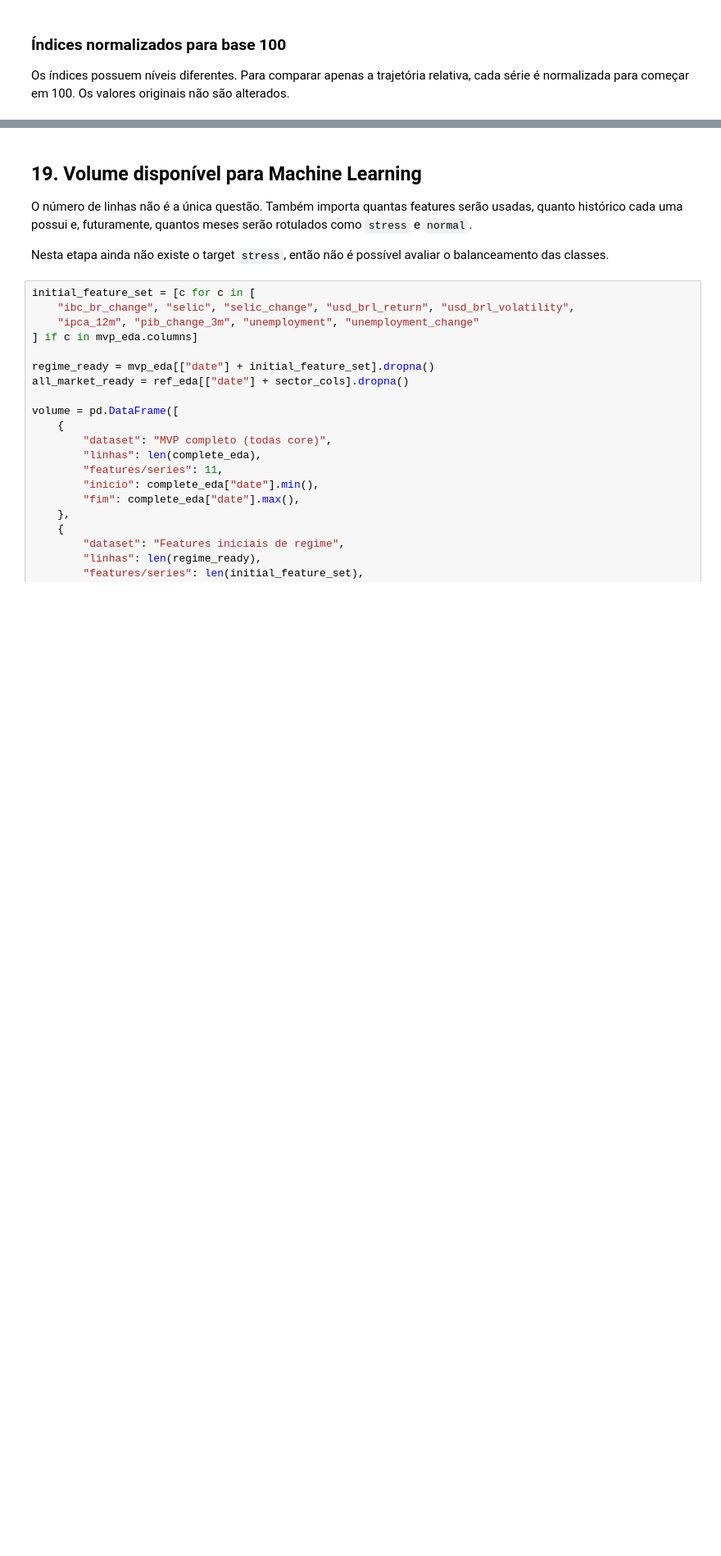
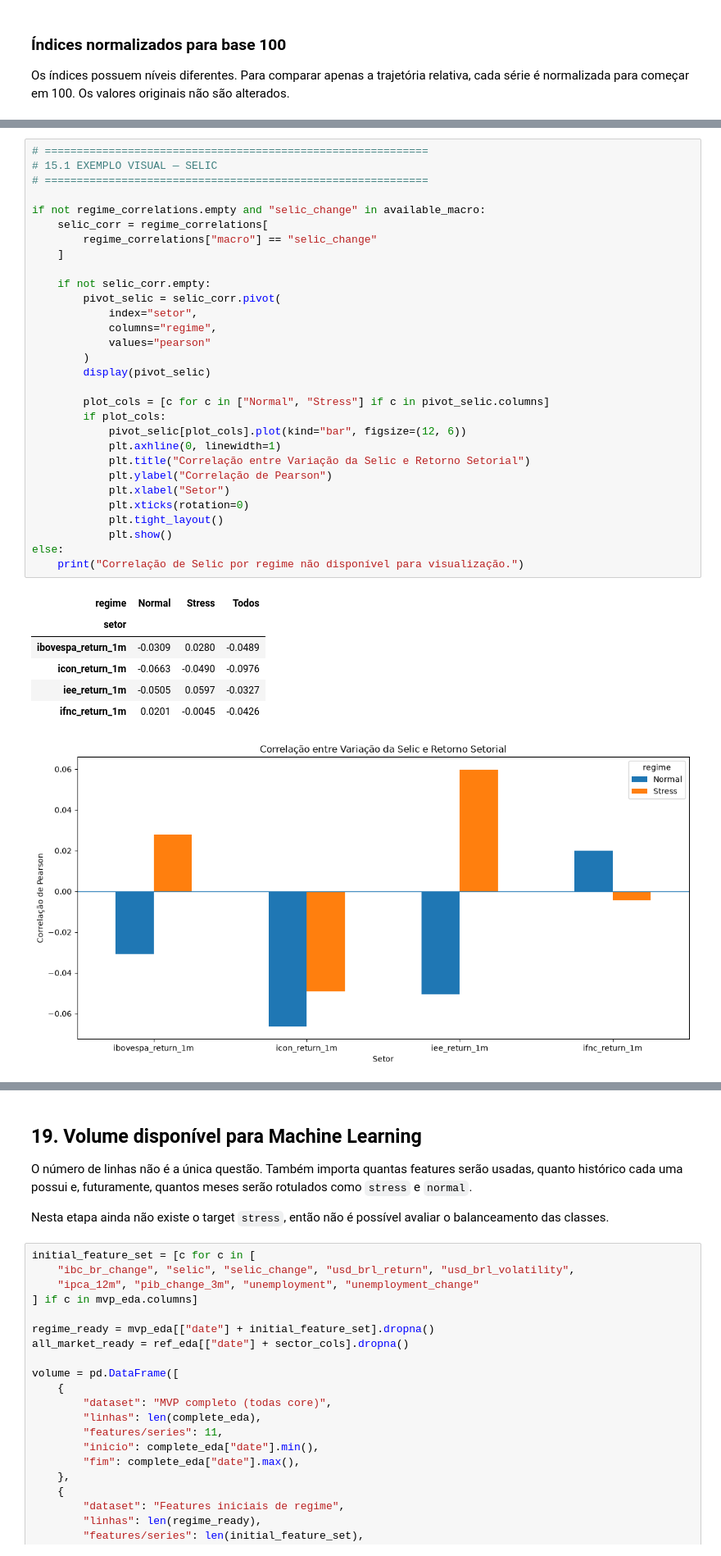
Before and after one commit to FabioMDS-SC/handson_mack_2sem, a Jupyter notebook: mvp_resiliencia_dados/notebooks/EDA_MVP_Resiliencia.ipynb, the cells around one changed output, grey strips where cells are left out. Shown at 82% size. Drawn from its saved outputs; the diff is of its cells as text; blank space fills up the shorter version.

Commit message:
Entrega 3: modelo, avaliacao e documentacao

```diff
--- a/mvp_resiliencia_dados/notebooks/EDA_MVP_Resiliencia.ipynb
+++ b/mvp_resiliencia_dados/notebooks/EDA_MVP_Resiliencia.ipynb
@@ -616,0 +1273,38 @@ else:
+# %%
+# ============================================================
+# 15.1 EXEMPLO VISUAL — SELIC
+# ============================================================
+
+if not regime_correlations.empty and "selic_change" in available_macro:
+    selic_corr = regime_correlations[
+        regime_correlations["macro"] == "selic_change"
+    ]
+
+    if not selic_corr.empty:
+        pivot_selic = selic_corr.pivot(
+            index="setor",
+            columns="regime",
+            values="pearson"
+        )
+        display(pivot_selic)
+
+        plot_cols = [c for c in ["Normal", "Stress"] if c in pivot_selic.columns]
+        if plot_cols:
+            pivot_selic[plot_cols].plot(kind="bar", figsize=(12, 6))
+            plt.axhline(0, linewidth=1)
+            plt.title("Correlação entre Variação da Selic e Retorno Setorial")
+            plt.ylabel("Correlação de Pearson")
+            plt.xlabel("Setor")
+            plt.xticks(rotation=0)
+            plt.tight_layout()
+            plt.show()
+else:
+    print("Correlação de Selic por regime não disponível para visualização.")
+# %% [output]
+| regime | Normal | Stress | Todos |
+| setor |  |  |  |
+| ibovespa_return_1m | -0.0309 | 0.0280 | -0.0489 |
+| icon_return_1m | -0.0663 | -0.0490 | -0.0976 |
+| iee_return_1m | -0.0505 | 0.0597 | -0.0327 |
+| ifnc_return_1m | 0.0201 | -0.0045 | -0.0426 |
+[figure, added]
```
Also changed, not shown: parts of 85 cells of this notebook, 33 other files.
